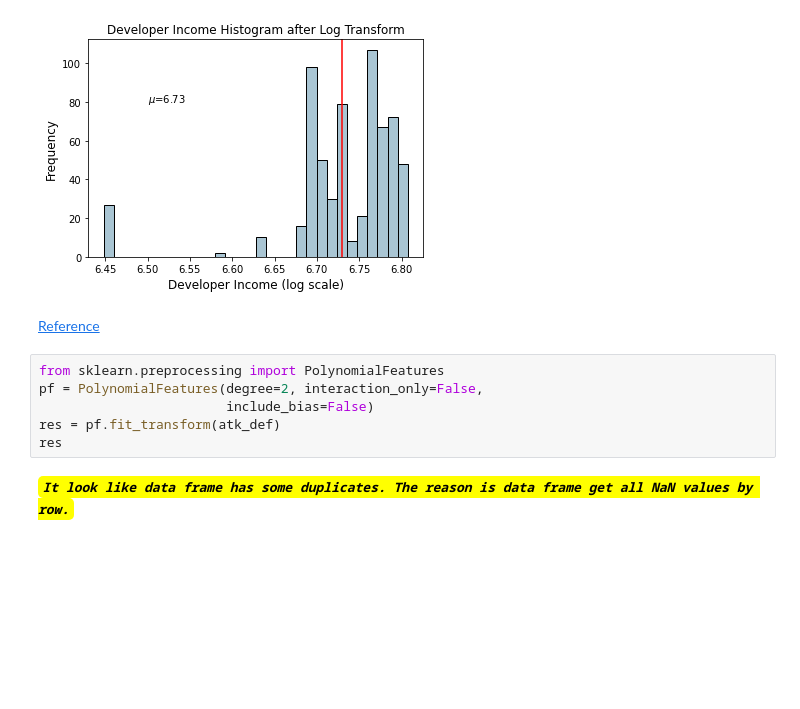
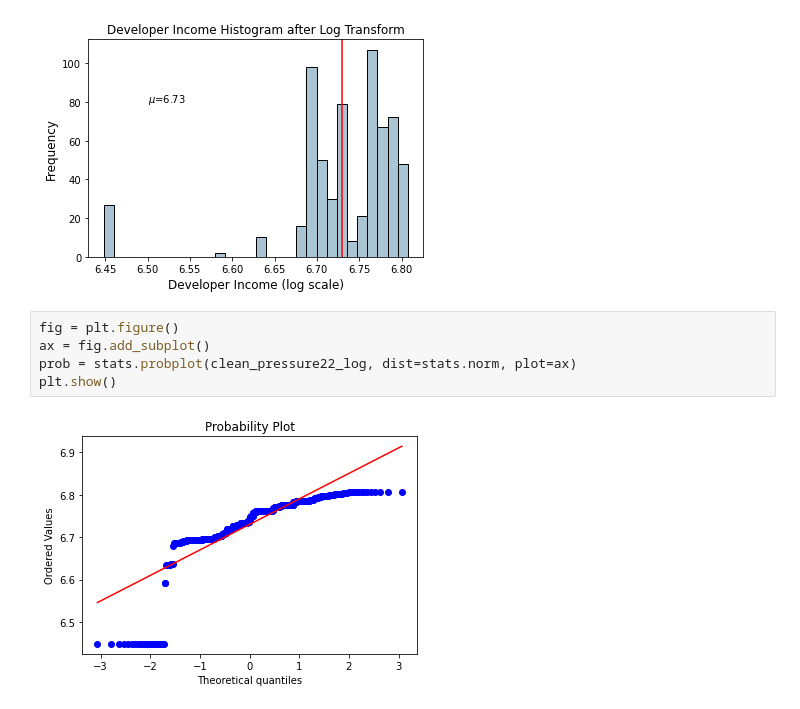
Before and after one commit to EricTsai83/IMBD_data_competition, a Jupyter notebook: Code/EDA.ipynb, the cells around one changed output. Cells and saved outputs as stored; diff of their text form; blank space fills up the shorter version.

```diff
--- a/Code/EDA.ipynb
+++ b/Code/EDA.ipynb
@@ -708,13 +724,10 @@ ax.text(6.5, 80, r'$\mu$='+str(clean_pressure22_log_mean), fontsize=10)
 # %% [output]
 Text(6.5, 80, '$\\mu$=6.73')
 [figure]
-# %% [markdown]
-[Reference](https://towardsdatascience.com/understanding-feature-engineering-part-1-continuous-numeric-data-da4e47099a7b)
-# %%
-from sklearn.preprocessing import PolynomialFeatures
-pf = PolynomialFeatures(degree=2, interaction_only=False,
-                        include_bias=False)
-res = pf.fit_transform(atk_def)
-res
-# %% [markdown]
-<code style="background:yellow;color:black">***It look like data frame has some duplicates. The reason is data frame get all NaN values by row.***</code>
+# %%
+fig = plt.figure()
+ax = fig.add_subplot()
+prob = stats.probplot(clean_pressure22_log, dist=stats.norm, plot=ax)
+plt.show()
+# %% [output]
+[figure, added]
```
Also changed, not shown: parts of 13 cells of this notebook, 1 other file.
